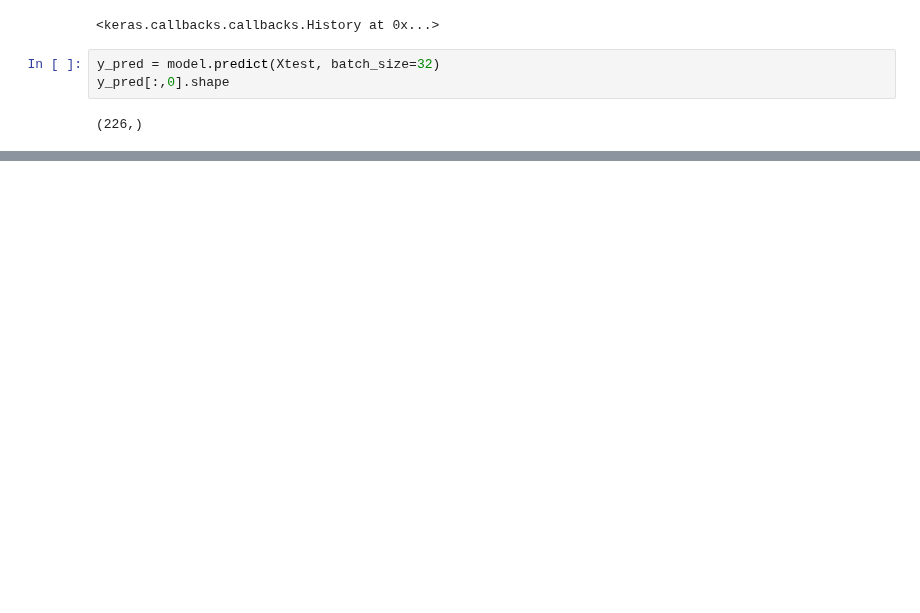
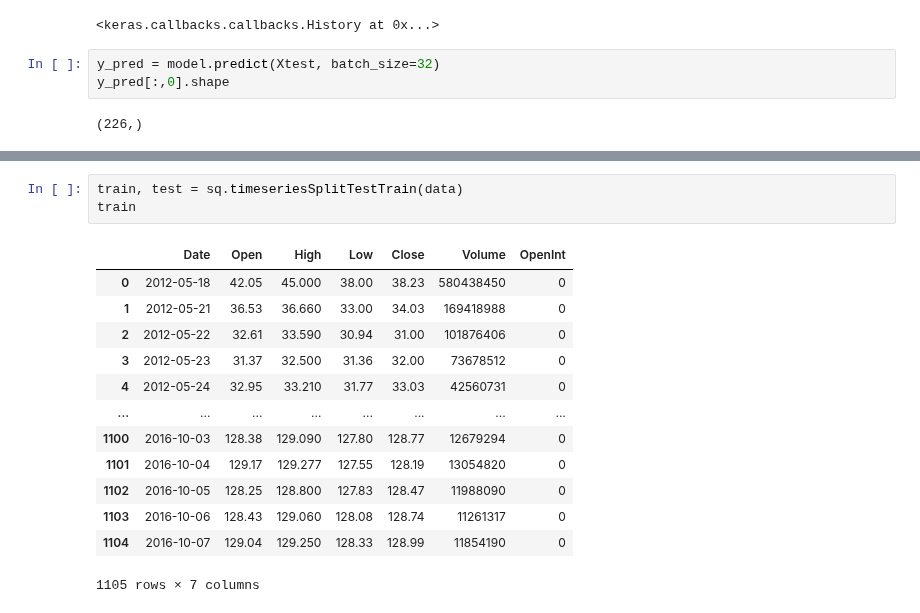
Before and after one commit to vagabundoo/predicting_financial_markets_deep_learning, a Jupyter notebook: workflow/01-03-multivariate-model-testing.ipynb, the cells around one changed output, grey strips where cells are left out. Saved outputs shown, nothing was run; the diff lists cells and outputs as text; blank space fills up the shorter version.

```diff
--- a/workflow/01-03-multivariate-model-testing.ipynb
+++ b/workflow/01-03-multivariate-model-testing.ipynb
@@ -89,0 +176,17 @@ sns.scatterplot(x=ytest, y=y_pred[:,0])
+# %%
+train, test = sq.timeseriesSplitTestTrain(data)
+train
+# %% [output]
+|  | Date | Open | High | Low | Close | Volume | OpenInt |
+| 0 | 2012-05-18 | 42.05 | 45.000 | 38.00 | 38.23 | 580438450 | 0 |
+| 1 | 2012-05-21 | 36.53 | 36.660 | 33.00 | 34.03 | 169418988 | 0 |
+| 2 | 2012-05-22 | 32.61 | 33.590 | 30.94 | 31.00 | 101876406 | 0 |
+| 3 | 2012-05-23 | 31.37 | 32.500 | 31.36 | 32.00 | 73678512 | 0 |
+| 4 | 2012-05-24 | 32.95 | 33.210 | 31.77 | 33.03 | 42560731 | 0 |
+| ... | ... | ... | ... | ... | ... | ... | ... |
+| 1100 | 2016-10-03 | 128.38 | 129.090 | 127.80 | 128.77 | 12679294 | 0 |
+| 1101 | 2016-10-04 | 129.17 | 129.277 | 127.55 | 128.19 | 13054820 | 0 |
+| 1102 | 2016-10-05 | 128.25 | 128.800 | 127.83 | 128.47 | 11988090 | 0 |
+| 1103 | 2016-10-06 | 128.43 | 129.060 | 128.08 | 128.74 | 11261317 | 0 |
+| 1104 | 2016-10-07 | 129.04 | 129.250 | 128.33 | 128.99 | 11854190 | 0 |
+1105 rows × 7 columns
```
Also changed, not shown: parts of 26 cells of this notebook.
